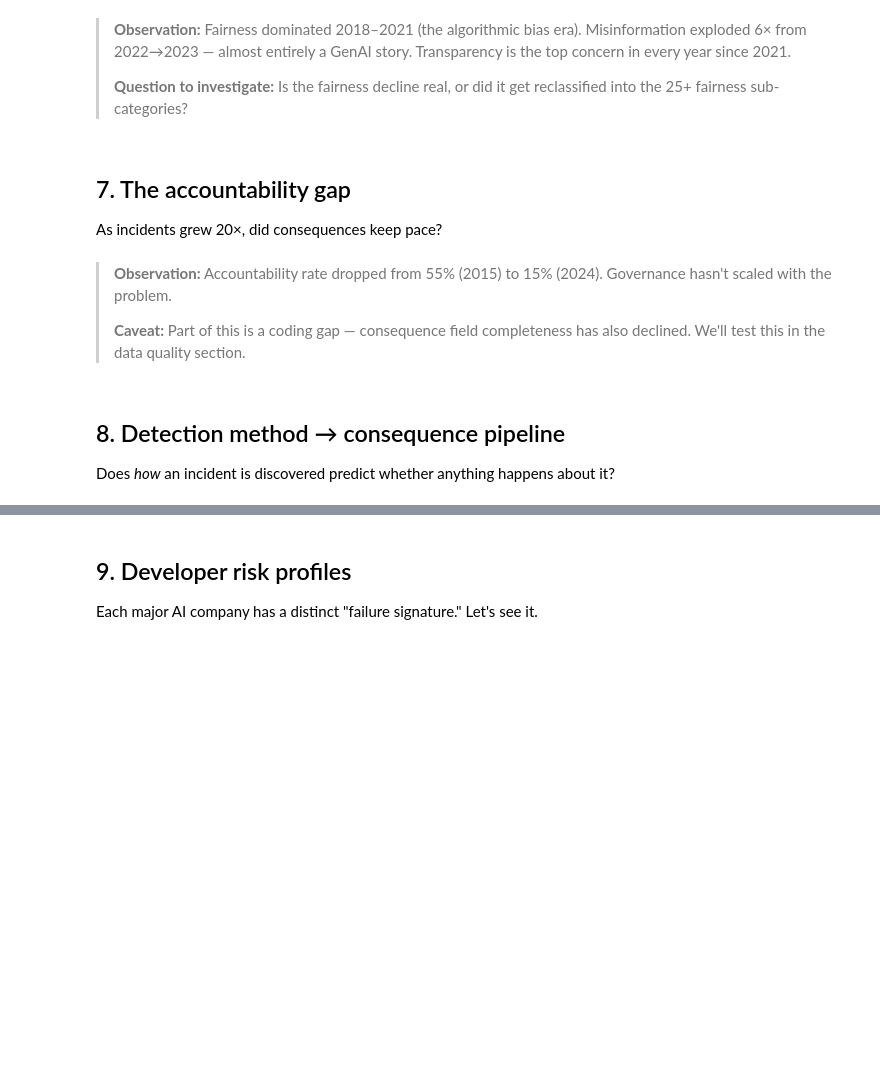
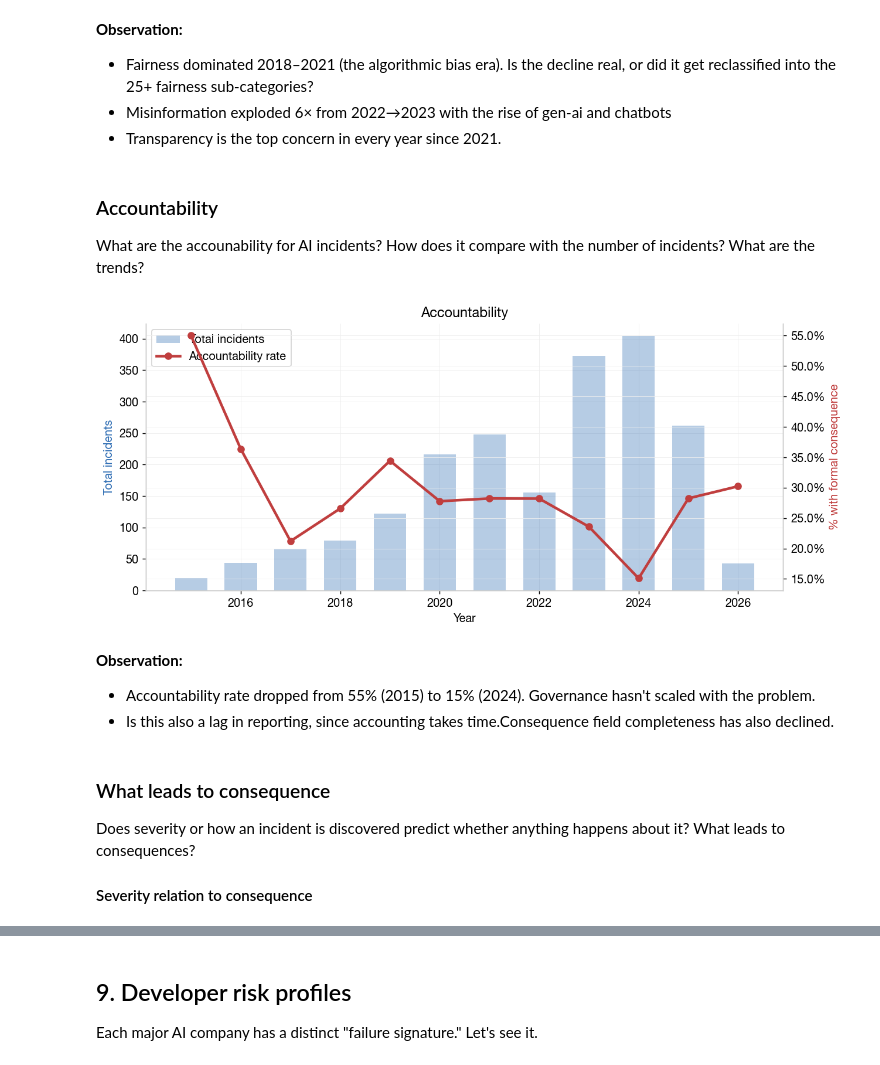
Before and after one commit to marilynn-mm/ai-incident-visualisation, a Jupyter notebook: analysis/AIAAIC/explore.ipynb, the cells around one changed output, grey strips where cells are left out. Saved outputs shown, nothing was run; the diff lists cells and outputs as text; code cells hidden in the pictures; blank space fills up the shorter version.

```diff
--- a/analysis/AIAAIC/explore.ipynb
+++ b/analysis/AIAAIC/explore.ipynb
@@ -228,47 +219,49 @@ plt.show()
 # %% [markdown]
-> **Observation:** Fairness dominated 2018–2021 (the algorithmic bias era).
-> Misinformation exploded 6× from 2022→2023 — almost entirely a GenAI story.
-> Transparency is the top concern in every year since 2021.
->
-> **Question to investigate:** Is the fairness decline real, or did it get
-> reclassified into the 25+ fairness sub-categories?
+**Observation:**
+- Fairness dominated 2018–2021 (the algorithmic bias era). Is the decline real, or did it get reclassified into the 25+ fairness sub-categories?
+- Misinformation exploded 6× from 2022→2023 with the rise of gen-ai and chatbots
+- Transparency is the top concern in every year since 2021.
 # %% [markdown]
-## 7. The accountability gap
+### Accountability
 
-As incidents grew 20×, did consequences keep pace?
+What are the accounability for AI incidents? How does it compare with the number of incidents? What are the trends?
 # %%
 yrs = range(2015, 2027)
 dfy = df[df["year"].isin(yrs)]
 total_yr = dfy.groupby("year").size()
 acct_yr = dfy.groupby("year")["has_consequence"].mean() * 100
 
+# plotting first chart about total number
 fig, ax1 = plt.subplots(figsize=(10, 4.5))
 ax1.bar(total_yr.index, total_yr.values, color=PAL["blue"], alpha=0.35,
         width=0.65, label="Total incidents", zorder=2)
 ax1.set_ylabel("Total incidents", color=PAL["blue"])
 ax1.set_xlabel("Year")
 
+# plotting number of incidents that had consequence / were accounted for
 ax2 = ax1.twinx()
 ax2.plot(acct_yr.index, acct_yr.values, color=PAL["red"], lw=2.5,
          marker="o", ms=6, zorder=3, label="Accountability rate")
 ax2.set_ylabel("% with formal consequence", color=PAL["red"])
 ax2.yaxis.set_major_formatter(mticker.PercentFormatter())
 
 lines1, labels1 = ax1.get_legend_handles_labels()
 lines2, labels2 = ax2.get_legend_handles_labels()
 ax1.legend(lines1 + lines2, labels1 + labels2, loc="upper left")
-ax1.set_title("The accountability gap — consequences don't scale with incidents")
+ax1.set_title("Accountability")
 ax1.spines["top"].set_visible(False)
 ax2.spines["top"].set_visible(False)
 plt.tight_layout()
 plt.show()
+# %% [output]
+[figure, added]
 # %% [markdown]
-> **Observation:** Accountability rate dropped from 55% (2015) to 15% (2024).
-> Governance hasn't scaled with the problem.
->
-> **Caveat:** Part of this is a coding gap — consequence field completeness has
-> also declined. We'll test this in the data quality section.
+**Observation:**
+- Accountability rate dropped from 55% (2015) to 15% (2024). Governance hasn't scaled with the problem.
+- Is this also a lag in reporting, since accounting takes time.Consequence field completeness has also declined.
 # %% [markdown]
-## 8. Detection method → consequence pipeline
+### What leads to consequence
 
-Does *how* an incident is discovered predict whether anything happens about it?
+Does severity or how an incident is discovered predict whether anything happens about it? What leads to consequences?
+
+#### Severity relation to consequence
```
Also changed, not shown: parts of 25 cells of this notebook, 1 other file.
